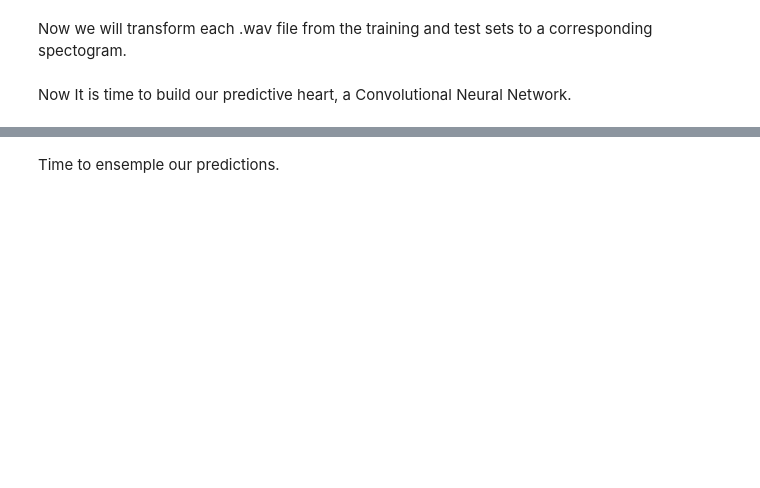
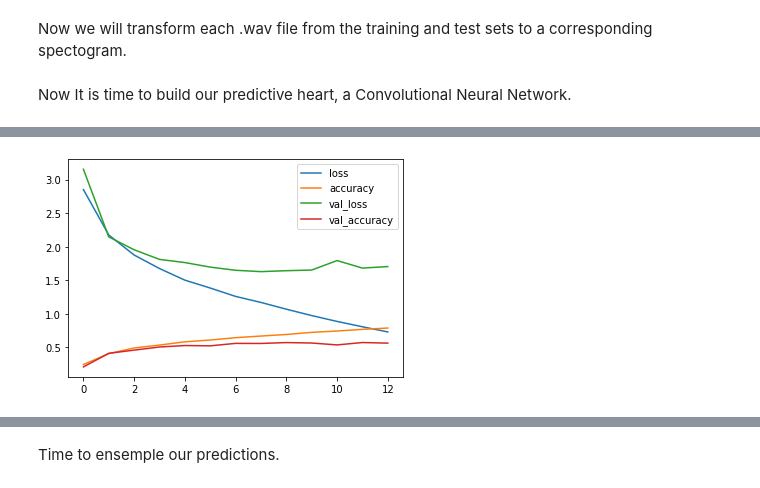
Before and after one commit to AleBaccin/Audio-Tagging---Deep-Learning-Project, a Jupyter notebook: audio_tagging.ipynb, the cells around one changed output, grey strips where cells are left out. Drawn from its saved outputs; the diff is of its cells as text; code cells hidden in the pictures; blank space fills up the shorter version.

```diff
--- a/audio_tagging.ipynb
+++ b/audio_tagging.ipynb
@@ -221,0 +381,87 @@ Found 1600 validated image filenames.
+# %%
+from tensorflow.keras.utils import to_categorical
+
+kfold_validation = KFold(n_splits= number_of_splits)
+
+for model in models_to_train:
+    print(f'+-----------Training {model.name} Model-----------+')
+
+    if not os.path.exists(f'runs\\{model.name}\\test_input_labels.npz') :
+        if model.name == 'kaggle_2d_conv_pool_cnn':
+            X_test, y_test = utils.create_mfcc_array(testdf, 'test', sr= kaggle_2d_sr, max_len= max_len, n_mfcc= n_mfcc)
+        elif model.name == 'kaggle_1d_conv_pool_cnn':
+            X_test, y_test = utils.create_wav_array(testdf, 'test', sr= kaggle_1d_sr, max_len= max_len)
+        np.savez(f'runs\\{model.name}\\test_input_labels.npz', x_test=X_test, y_test=y_test)
+    if os.path.exists(f'runs\\{model.name}\\test_input_labels.npz'):
+        arr = np.load(f'runs\\{model.name}\\test_input_labels.npz')
+        X_test, y_test = arr['x_test'], arr['y_test']
+
+    if model.name == 'kaggle_2d_conv_pool_cnn':
+        input_shape = utils.mfcc_input_sizes(n_mfcc, kaggle_2d_sr, max_len)
+        X_test= X_test.reshape(X_test.shape[0], input_shape[0], input_shape[1], input_shape[2])#, input_shape[2])
+    elif model.name == 'kaggle_1d_conv_pool_cnn':
+        input_shape = utils.wav_input_sizes(kaggle_1d_sr, max_len)
+        X_test= X_test.reshape(X_test.shape[0], input_shape[0], input_shape[1])#, input_shape[2])
+
+    y_test_hot = to_categorical(pd.Series(y_test).apply(lambda x: class_indices[x]))
+
+    mean = np.mean(X_test, axis=0)
+    std = np.std(X_test, axis=0)
+
+    X_test = (X_test - mean)/std
+
+    for i, (train_split_indexes, test_split_indexes) in enumerate(kfold_validation.split(traindf)):
+        train_fold = traindf.iloc[train_split_indexes]
+        val_fold = traindf.iloc[test_split_indexes]
+
+        if not os.path.exists(f'runs\\{model.name}\\fold{i}_len{max_len}_input_labels.npz'):
+            if model.name == 'kaggle_2d_conv_pool_cnn':
+                X_train, y_train = utils.create_mfcc_array(train_fold, 'train', sr= kaggle_2d_sr, max_len= max_len, n_mfcc= n_mfcc)
+                X_val, y_val = utils.create_mfcc_array(val_fold, 'train', sr= kaggle_2d_sr, max_len= max_len, n_mfcc= n_mfcc)
+            elif model.name == 'kaggle_1d_conv_pool_cnn':
+                X_train, y_train = utils.create_wav_array(train_fold, 'train', sr= kaggle_1d_sr, max_len= max_len)
+                X_val, y_val = utils.create_wav_array(val_fold, 'train', sr= kaggle_1d_sr, max_len= max_len)
+
+            np.savez(f'runs\\{model.name}\\fold{i}_len{max_len}_input_labels.npz', x_train=X_train, y_train=y_train, x_val=X_val, y_val=y_val)
+        if os.path.exists(f'runs\\{model.name}\\fold{i}_len{max_len}_input_labels.npz'):
+            arr = np.load(f'runs\\{model.name}\\fold{i}_len{max_len}_input_labels.npz')
+            X_train, y_train = arr['x_train'], arr['y_train']
+            X_val, y_val = arr['x_val'], arr['y_val']
+
+        checkpoint = ModelCheckpoint(f'runs\\{model.name}\\best_{i}.h5', monitor='val_loss', verbose=1, save_best_only=True)
+        early = EarlyStopping(monitor="val_loss", mode="min", patience=5)
+        tb = TensorBoard(log_dir=f'runs\\{model.name}\\logs\\fold_{i}', write_graph=True)
+
+        callbacks_list = [checkpoint, early, tb]
+
+        y_train, y_val = pd.Series(y_train).apply(lambda x: class_indices[x]), pd.Series(y_val).apply(lambda x: class_indices[x])
+
+        if model.name == 'kaggle_2d_conv_pool_cnn':
+            X_train, X_val = X_train.reshape(X_train.shape[0], input_shape[0], input_shape[1], input_shape[2]), X_val.reshape(X_val.shape[0], input_shape[0], input_shape[1], input_shape[2])
+        elif model.name == 'kaggle_1d_conv_pool_cnn':
+            X_train, X_val = X_train.reshape(X_train.shape[0], input_shape[0], input_shape[1]), X_val.reshape(X_val.shape[0], input_shape[0], input_shape[1])
+
+        mean = np.mean(X_train, axis=0)
+        std = np.std(X_train, axis=0)
+
+        X_train, X_val = (X_train - mean)/std, (X_val - mean)/std
+
+        y_train_hot = to_categorical(y_train)
+        y_val_hot = to_categorical(y_val)
+
+        model.fit(X_train, y_train_hot,
+                    callbacks=callbacks_list,
+                    validation_data=(X_val, y_val_hot),
+                    shuffle=True,
+                    epochs=50)
+
+        model.load_weights(f'runs\\{model.name}\\best_{i}.h5')
+
+        model.evaluate(X_test, y_test_hot)
+
+        pred = model.predict(X_test, verbose= 1)
+
+        np.save(f'runs\\{model.name}\\test_predictions_{i}.npy', pred)
+
+        pd.DataFrame(model.history.history).plot()
+# %% [output]
@@ -221,0 +485 @@ Found 1600 validated image filenames.
+[figure, added]
```
Also changed, not shown: parts of 12 cells of this notebook, 4 other files.
